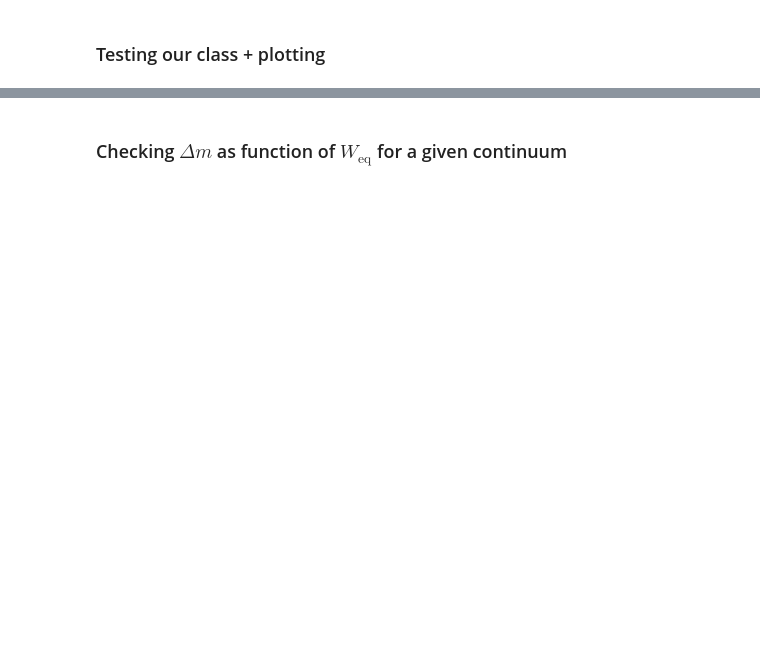
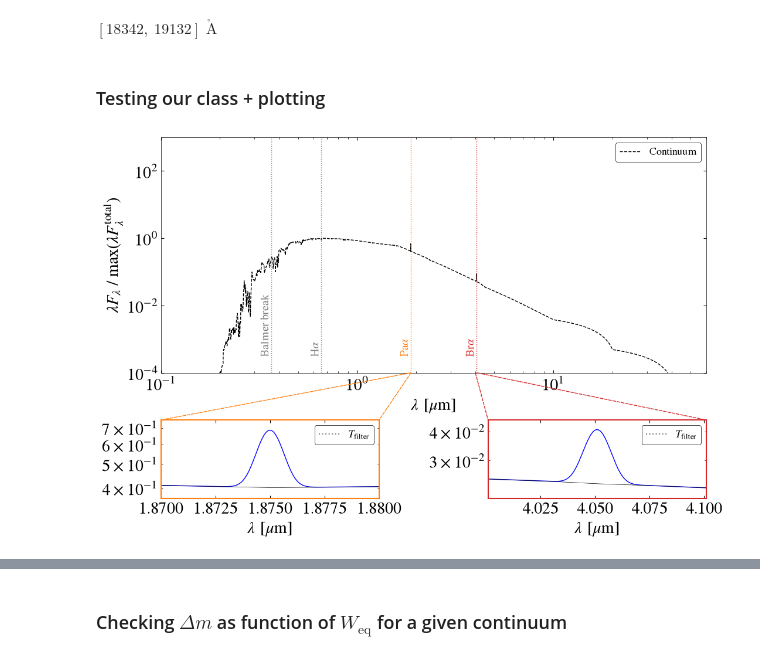
Before and after one commit to LukaSlagter/STRW-MSC, a Jupyter notebook: Continuum_emission_models/Synphot/Estimating_line_strengths.ipynb, the cells around one changed output, grey strips where cells are left out. Cells and saved outputs as stored; diff of their text form; code cells hidden in the pictures; blank space fills up the shorter version.

```diff
--- a/Continuum_emission_models/Synphot/Estimating_line_strengths.ipynb
+++ b/Continuum_emission_models/Synphot/Estimating_line_strengths.ipynb
@@ -34,17 +34,22 @@ from tqdm import tqdm
 
 if MPLSTYLE.exists():
     plt.style.use(str(MPLSTYLE))
+# %%
+bp = SSt
+# %% [output]
+$[18342,~19132] \; \mathrm{\mathring{A}}$
 # %% [markdown]
 ### Testing our class + plotting
 # %%
-SPEC = SSt.Line_Strength(continuum_mode="Bessel")
-SPEC.Add_emission_line_to_spectrum(
-    lam0=SSt.wave_pa_alpha.to(u.AA),
-    W_eq=1 * u.AA,
-)
+SPEC = SSt.Line_Strength(continuum_mode="Bessel", T_eff=5000, g_surface="g45")
 
-SPEC.Add_emission_line_to_spectrum(
-    lam0=SSt.wave_br_alpha.to(u.AA),
-    W_eq=1 * u.AA,
-)
+Weq_pa = 10 * u.AA
+Weq_br = 100 * u.AA
+
+SPEC.Add_emission_line_to_spectrum(lam0=SSt.wave_pa_alpha.to(u.AA), Weq=Weq_pa)
+SPEC.Add_emission_line_to_spectrum(lam0=SSt.wave_br_alpha.to(u.AA), Weq=Weq_br)
+
+SPEC.Plot_spectrum_modeled_source(Weq1=Weq_pa, Weq2=Weq_br)
+# %% [output]
+[figure, added]
 # %%
```
Also changed, not shown: parts of 5 cells of this notebook, 11 other files.
